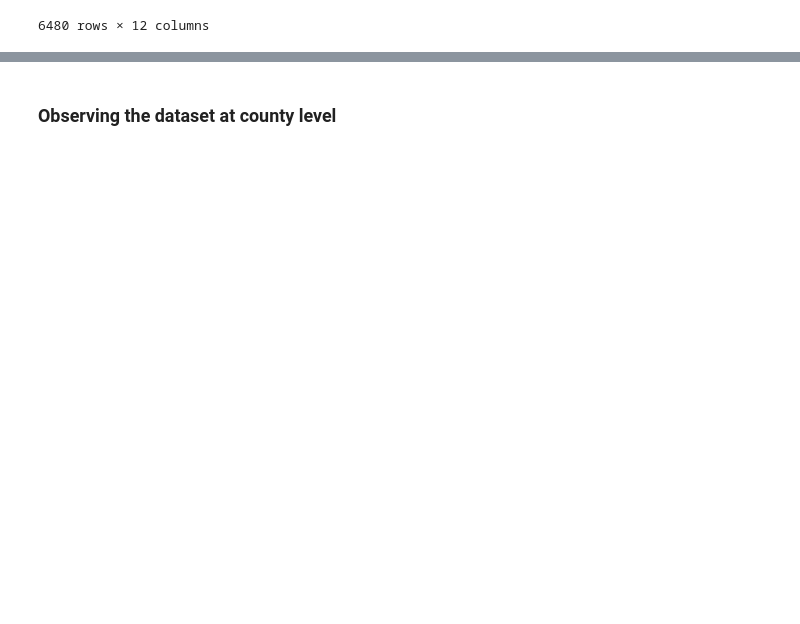
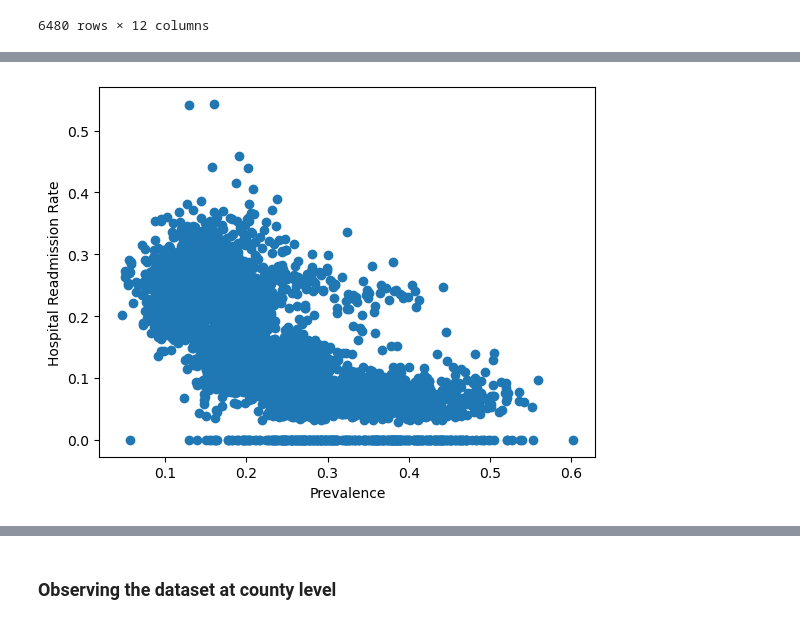
Before and after one commit to ShipraGupta16/Project_1, a Jupyter notebook: multiple_chronic_conditions_cms_2017.ipynb, the cells around one changed output, grey strips where cells are left out. Drawn from its saved outputs; the diff is of its cells as text; code cells hidden in the pictures; blank space fills up the shorter version.

Commit message:
made a couple of visualizations with the cms dataset

```diff
--- a/multiple_chronic_conditions_cms_2017.ipynb
+++ b/multiple_chronic_conditions_cms_2017.ipynb
@@ -250,3 +250,12 @@ mcc_state_df.describe()
 | 50% | 0.244600 | 8544.315900 | 8983.925850 | 0.107800 | 748.605300 |
 | 75% | 0.299425 | 20923.524400 | 23013.689575 | 0.202075 | 1701.205100 |
 | max | 0.624500 | 100015.061400 | 119798.096400 | 0.543200 | 7459.459500 |
+# %%
+#Relationship between Prevalence and the rate of hospitalization for MCC
+filter_state = mcc_state_df[mcc_state_df["Beneficiary_Geographic_Level"] != "Uknown"]
+plt.scatter (filter_state['Prevalence'], filter_state['Hospital_Readmission_Rate'])
+plt.xlabel('Prevalence')
+plt.ylabel('Hospital Readmission Rate')
+plt.show()
+# %% [output]
+[figure, added]
```
Also changed, not shown: parts of 3 cells of this notebook.
